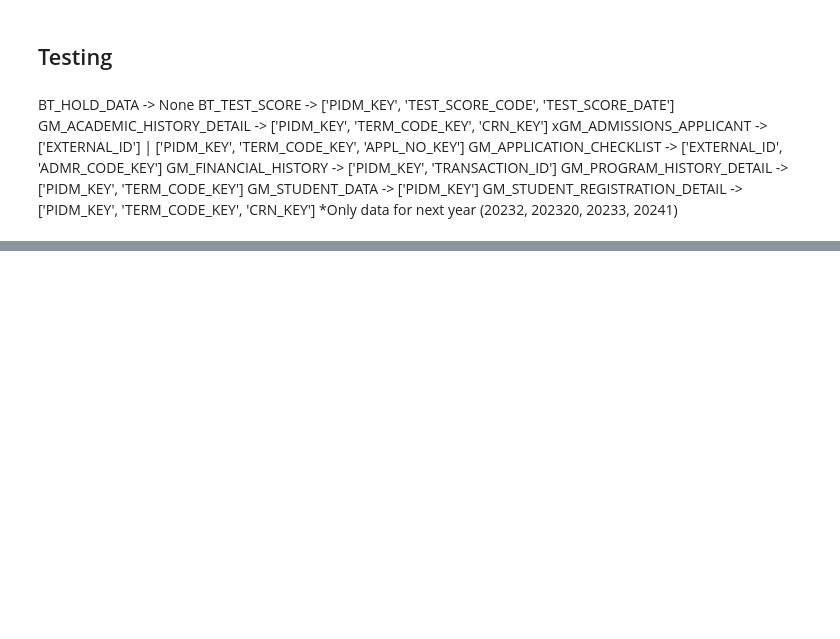
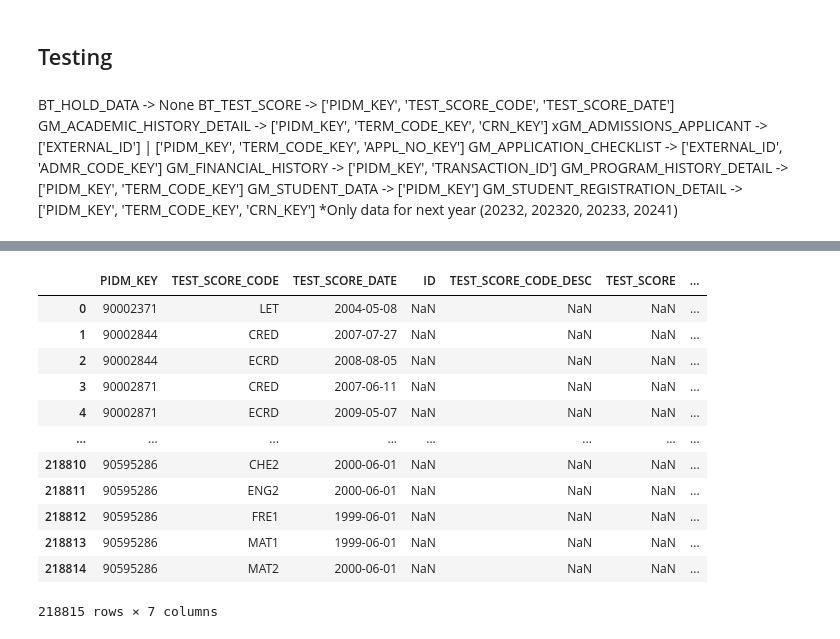
Before and after one commit to JoseTellezRendon/CRM-Validation, a Jupyter notebook: quick_test.ipynb, the cells around one changed output, grey strips where cells are left out. Saved outputs shown, nothing was run; the diff lists cells and outputs as text; code cells hidden in the pictures; blank space fills up the shorter version.

```diff
--- a/quick_test.ipynb
+++ b/quick_test.ipynb
@@ -425,0 +350,13 @@ AttributeError: property 'existence_result' of 'Validator' object has no setter
+# %%
+test_score_validator = Validator(baseline_filepath=baseline_filepath,
+                                 validate_filepath=validate_filepath,
+                                 column_mapping=column_mapping,
+                                 baseline_date_cols=baseline_date_cols,
+                                 validate_date_cols=validate_date_cols,
+                                 col_id=col_id,
+                                 baseline_encoding=baseline_encoding,
+                                 validate_encoding=validate_encoding,
+                                 unify_text=unify_text,
+                                 text_cols=text_cols,
+                                 )
+test_score_validator
@@ -425,0 +431,16 @@ AttributeError: property 'existence_result' of 'Validator' object has no setter
+# %%
+test_score_validator.target_rows_not_in_origin
+# %% [output]
+|  | PIDM_KEY | TEST_SCORE_CODE | TEST_SCORE_DATE | ID | TEST_SCORE_CODE_DESC | TEST_SCORE | ... |
+| 0 | 90002371 | LET | 2004-05-08 | NaN | NaN | NaN | ... |
+| 1 | 90002844 | CRED | 2007-07-27 | NaN | NaN | NaN | ... |
+| 2 | 90002844 | ECRD | 2008-08-05 | NaN | NaN | NaN | ... |
+| 3 | 90002871 | CRED | 2007-06-11 | NaN | NaN | NaN | ... |
+| 4 | 90002871 | ECRD | 2009-05-07 | NaN | NaN | NaN | ... |
+| ... | ... | ... | ... | ... | ... | ... | ... |
+| 218810 | 90595286 | CHE2 | 2000-06-01 | NaN | NaN | NaN | ... |
+| 218811 | 90595286 | ENG2 | 2000-06-01 | NaN | NaN | NaN | ... |
+| 218812 | 90595286 | FRE1 | 1999-06-01 | NaN | NaN | NaN | ... |
+| 218813 | 90595286 | MAT1 | 1999-06-01 | NaN | NaN | NaN | ... |
+| 218814 | 90595286 | MAT2 | 2000-06-01 | NaN | NaN | NaN | ... |
+218815 rows × 7 columns
```
Also changed, not shown: parts of 52 cells of this notebook, 1 other file.
